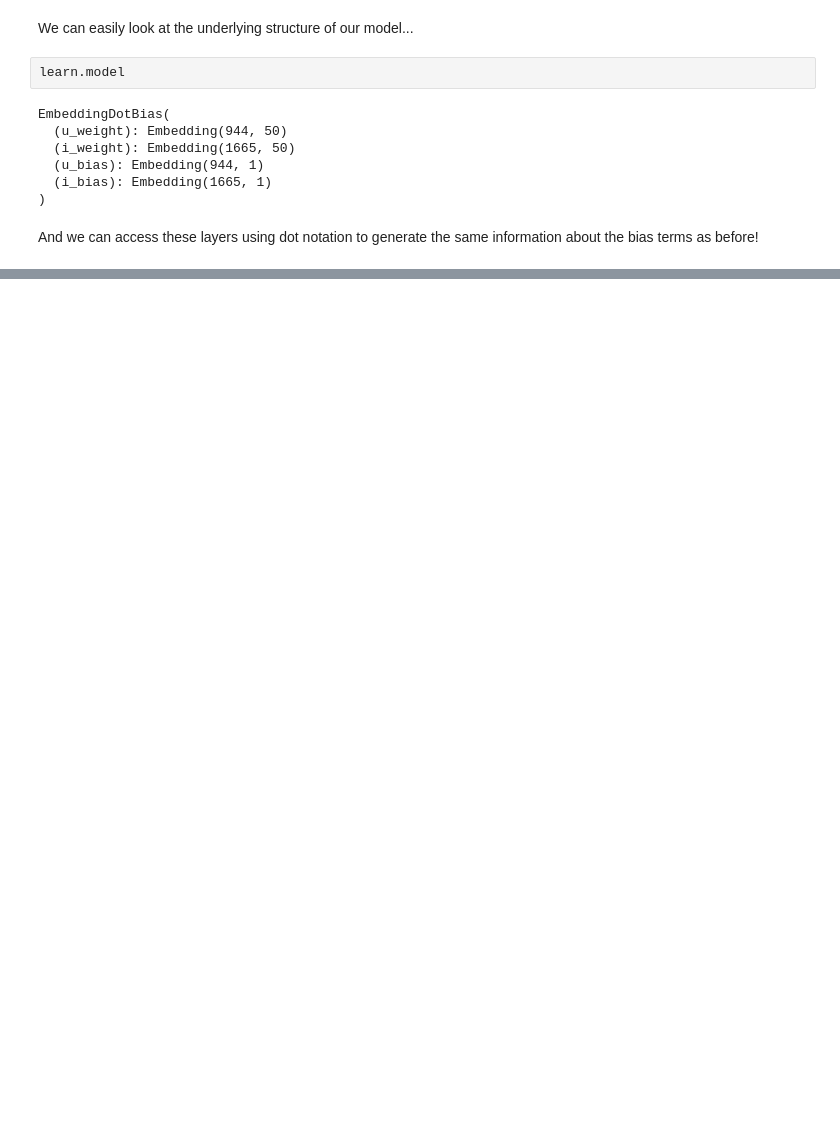
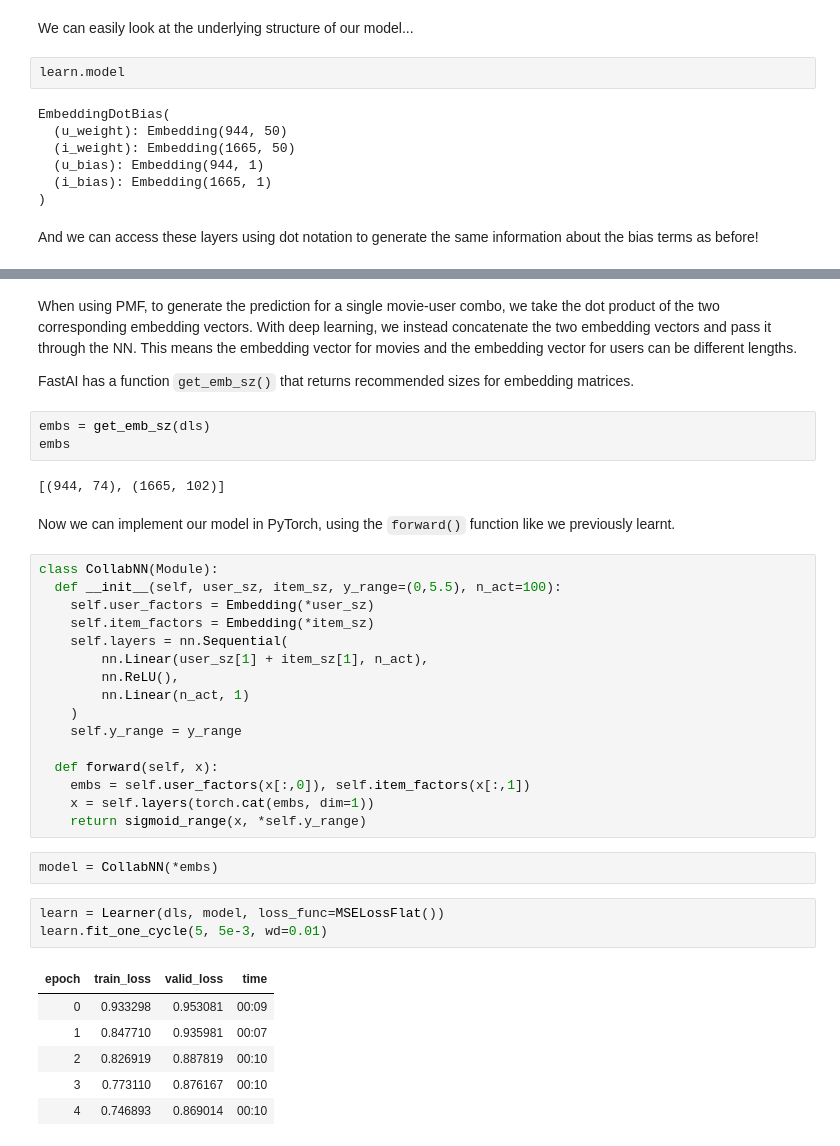
Before and after one commit to frank-895/machine_learning_journey, a Jupyter notebook: collaborative_filtering/collaborative_filtering.ipynb, the cells around one changed output, grey strips where cells are left out. Drawn from its saved outputs; the diff is of its cells as text; blank space fills up the shorter version.

Commit message:
Added in deep learning collaborative filtering model.

```diff
--- a/collaborative_filtering/collaborative_filtering.ipynb
+++ b/collaborative_filtering/collaborative_filtering.ipynb
@@ -376,0 +417,39 @@ idxs = movie_bias.argsort(descending=True)[:5]
+# %% [markdown]
+When using PMF, to generate the prediction for a single movie-user combo, we take the dot product of the two corresponding embedding vectors. With deep learning, we instead concatenate the two embedding vectors and pass it through the NN. This means the embedding vector for movies and the embedding vector for users can be different lengths.
+
+FastAI has a function `get_emb_sz()` that returns recommended sizes for embedding matrices.
+# %%
+embs = get_emb_sz(dls)
+embs
+# %% [output]
+[(944, 74), (1665, 102)]
+# %% [markdown]
+Now we can implement our model in PyTorch, using the `forward()` function like we previously learnt.
+# %%
+class CollabNN(Module):
+  def __init__(self, user_sz, item_sz, y_range=(0,5.5), n_act=100):
+    self.user_factors = Embedding(*user_sz)
+    self.item_factors = Embedding(*item_sz)
+    self.layers = nn.Sequential(
+        nn.Linear(user_sz[1] + item_sz[1], n_act),
+        nn.ReLU(),
+        nn.Linear(n_act, 1)
+    )
+    self.y_range = y_range
+
+  def forward(self, x):
+    embs = self.user_factors(x[:,0]), self.item_factors(x[:,1])
+    x = self.layers(torch.cat(embs, dim=1))
+    return sigmoid_range(x, *self.y_range)
+# %%
+model = CollabNN(*embs)
+# %%
+learn = Learner(dls, model, loss_func=MSELossFlat())
+learn.fit_one_cycle(5, 5e-3, wd=0.01)
+# %% [output]
+| epoch | train_loss | valid_loss | time |
+| 0 | 0.933298 | 0.953081 | 00:09 |
+| 1 | 0.847710 | 0.935981 | 00:07 |
+| 2 | 0.826919 | 0.887819 | 00:10 |
+| 3 | 0.773110 | 0.876167 | 00:10 |
+| 4 | 0.746893 | 0.869014 | 00:10 |
```
Also changed, not shown: parts of 19 cells of this notebook.
